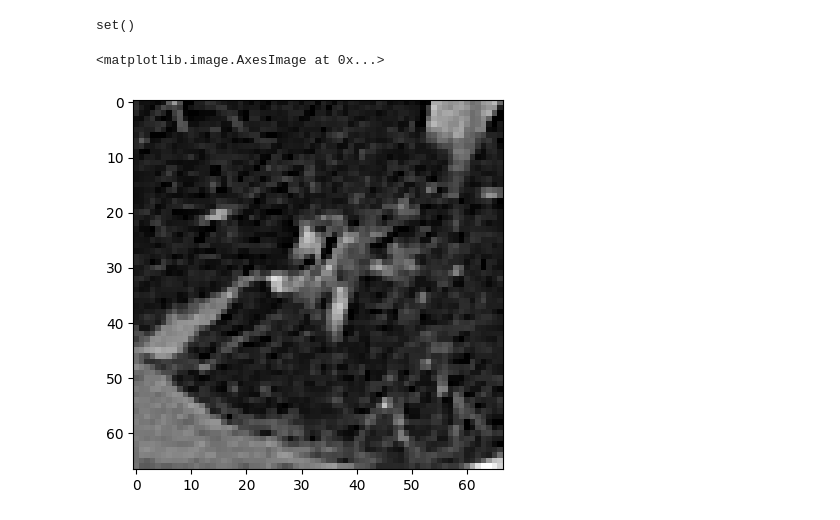
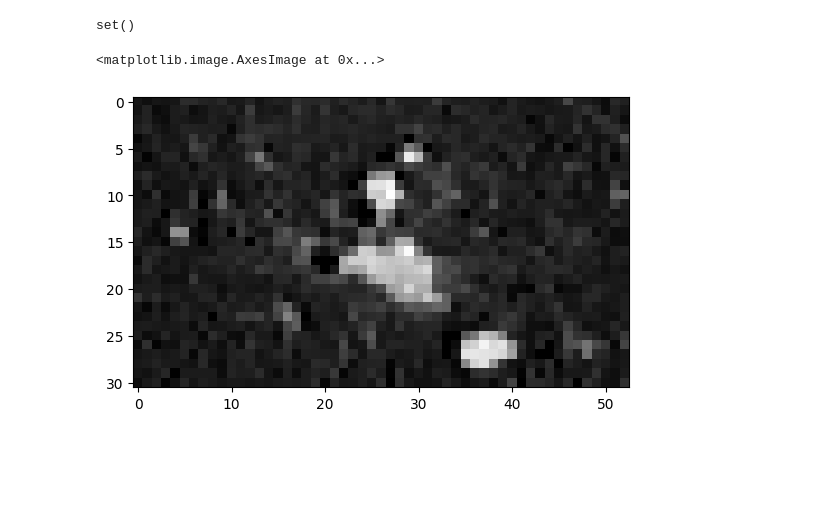
Before and after one commit to Pkaps25/nsclcrecurrence, a Jupyter notebook: ct_lung_class/scratch.ipynb, the cells around one changed output. Saved outputs shown, nothing was run; the diff lists cells and outputs as text; code cells hidden in the pictures; blank space fills up the shorter version.

```diff
--- a/ct_lung_class/scratch.ipynb
+++ b/ct_lung_class/scratch.ipynb
@@ -102,24 +102,31 @@ set()
 import SimpleITK as sitk
 import numpy as np
 import matplotlib.pyplot as plt
-nodule = sitk.ReadImage("/data/etay/lung_hist_dat/original_dat_nrrds/nod104.nrrd")
-seg = sitk.ReadImage("/data/kaplinsp/test_nnunet/lung_104.nii.gz")
+nodule = sitk.ReadImage("/data/etay/lung_hist_dat/original_dat_nrrds/nod1.nrrd")
+seg = sitk.ReadImage("/data/kaplinsp/test_nnunet/lung_1.nii.gz")
 # %%
 # plt.imshow(sitk.GetArrayFromImage(dilated_binary_image)[112, :, :], cmap="grey")
 label_shape_filter = sitk.LabelShapeStatisticsImageFilter()
-dilation_in_mm = 5
+dilation_in_mm = 10
 signed_distance_map = sitk.SignedMaurerDistanceMap(seg, squaredDistance=False, useImageSpacing=True)
 dilated_binary_image = (signed_distance_map<dilation_in_mm)
 label_shape_filter.Execute(dilated_binary_image)
 bounding_box = label_shape_filter.GetBoundingBox(1)
 p1 = dilated_binary_image.TransformIndexToPhysicalPoint(bounding_box[0 : int(len(bounding_box) / 2)])
 p2 = dilated_binary_image.TransformIndexToPhysicalPoint([x+sz for x,sz in zip(bounding_box[0 : int(len(bounding_box) / 2)], bounding_box[int(len(bounding_box) / 2) :])])
 
 # crop using the indexes computed for imgB
 imgB_start_index = nodule.TransformPhysicalPointToIndex(p1)
 imgB_end_index = nodule.TransformPhysicalPointToIndex(p2)
-sliced = sitk.GetArrayFromImage(nodule)[slice(imgB_start_index[2], imgB_end_index[2]),slice(imgB_start_index[1], imgB_end_index[1]),slice(imgB_start_index[0], imgB_end_index[0])]
-plt.imshow(sliced[8], cmap="grey")
+seg_arr = sitk.GetArrayFromImage(seg)
+nod_arr = sitk.GetArrayFromImage(nodule)
+slicer = sitk.SliceImageFilter()
+slicer.SetStart(imgB_start_index)
+slicer.SetStop(imgB_end_index)
+# nodule = sitk.Normalize(nodule)
+sliced = slicer.Execute(nodule)
+# sliced = nodule[slice(imgB_start_index[0], imgB_end_index[0]),slice(imgB_start_index[1], imgB_end_index[1]),slice(imgB_start_index[2], imgB_end_index[2])]
+plt.imshow(sitk.GetArrayFromImage(sliced[16]), cmap="grey")
 # %% [output]
 <matplotlib.image.AxesImage at 0x...>
-[figure, old version]
+[figure, new version]
```
Also changed, not shown: parts of 4 cells of this notebook, 4 other files.
